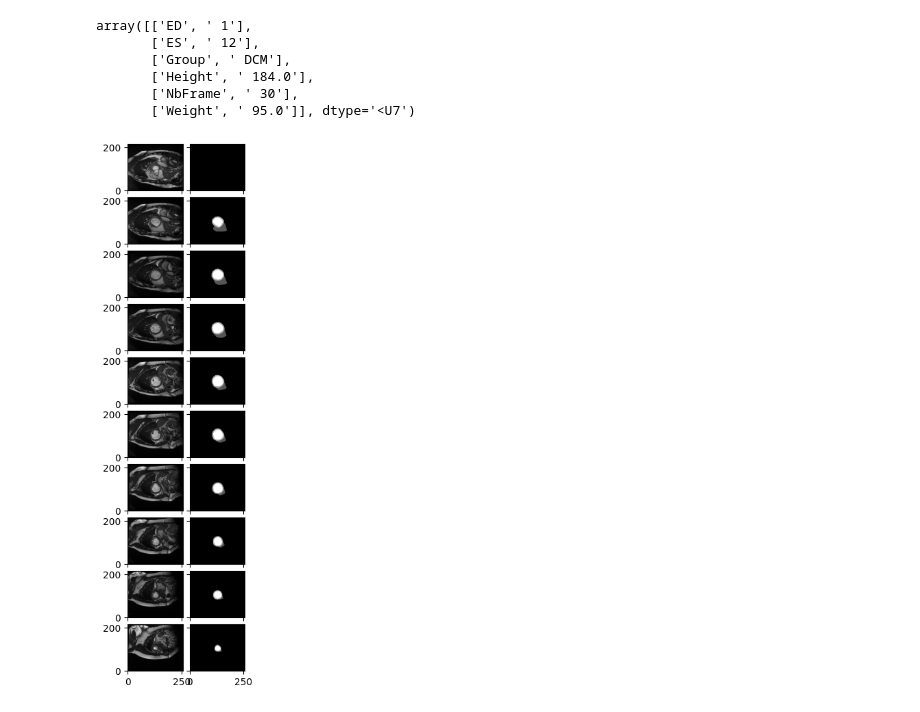
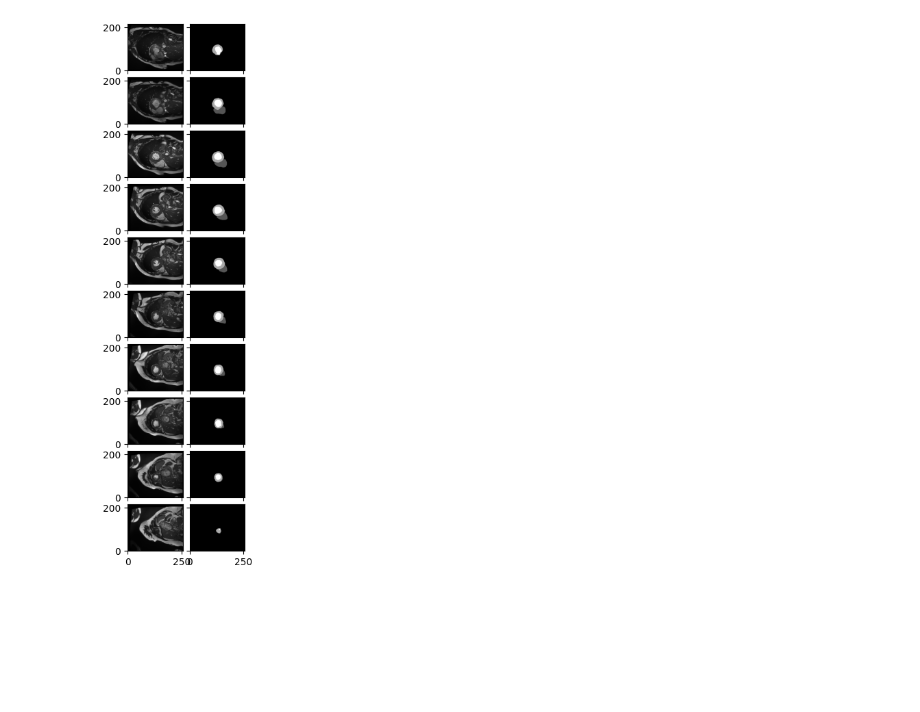
Before and after one commit to joshestein/TUM_thesis, a Jupyter notebook: notebooks/data_exploration.ipynb, the cells around one changed output. Drawn from its saved outputs; the diff is of its cells as text; code cells hidden in the pictures; blank space fills up the shorter version.

Commit message:
Use `ACDCDataset` for data exploration

```diff
--- a/notebooks/data_exploration.ipynb
+++ b/notebooks/data_exploration.ipynb
@@ -3,52 +3,40 @@ import sys
 
 sys.path.insert(0, "..")
 # %%
-from pprint import pprint
+
 import os
 from pathlib import Path
 import matplotlib.pyplot as plt
 
 from mpl_toolkits.axes_grid1 import ImageGrid
 
-import numpy as np
-import nibabel as nib
+from src.acdc_dataset import ACDCDataset
+from monai.utils import first, set_determinism
+from torch.utils.data import DataLoader
+
+set_determinism(seed=0)
 
 root_dir = Path(os.getcwd()).parent
 data_dir = root_dir / "data" / "ACDC" / "database" / "training"
-patient_no = "001"
-patient = f"patient{patient_no}"
 
-config = np.loadtxt(data_dir / patient / "Info.cfg", dtype=str, delimiter=":")
-pprint(config)
-
-end_diastole = int(config[0, 1])
-end_systole = int(config[1, 1])
+acdc = ACDCDataset(data_dir=root_dir / "data" / "ACDC" / "database", train=True, transform=None)
-# %% [output]
-array([['ED', ' 1'],
-       ['ES', ' 12'],
-       ['Group', ' DCM'],
-       ['Height', ' 184.0'],
-       ['NbFrame', ' 30'],
-       ['Weight', ' 95.0']], dtype='<U7')
 # %%
-img = nib.load(data_dir / patient / f"patient{patient_no}_frame0{end_diastole}.nii.gz")
-img = img.get_fdata()
+check_dataloader = DataLoader(acdc, batch_size=1, shuffle=True)
+check_data = first(check_dataloader)
+image, label = check_data["end_diastole"][0], check_data["end_diastole_label"][0]
 
-gt = nib.load(data_dir / patient / f"patient{patient_no}_frame0{end_diastole}_gt.nii.gz")
-gt = gt.get_fdata()
-
-slices = img.shape[2]
+slices = image.shape[2]
 fig = plt.figure(figsize=(10, 10))
 grid = ImageGrid(fig, 111, nrows_ncols=(slices, 2), axes_pad=0.1)
 
 images = []
 for i in range(slices):
-    images.append(img[:, :, i])
-    images.append(gt[:, :, i])
+    images.append(image[:, :, i])
+    images.append(label[:, :, i])
 
 for ax, image in zip(grid, images):
     ax.imshow(image, cmap="gray", origin="lower")
 
 plt.show()
 # %% [output]
-[figure, old version]
+[figure, new version]
```
Also changed, not shown: parts of 1 cell of this notebook.
